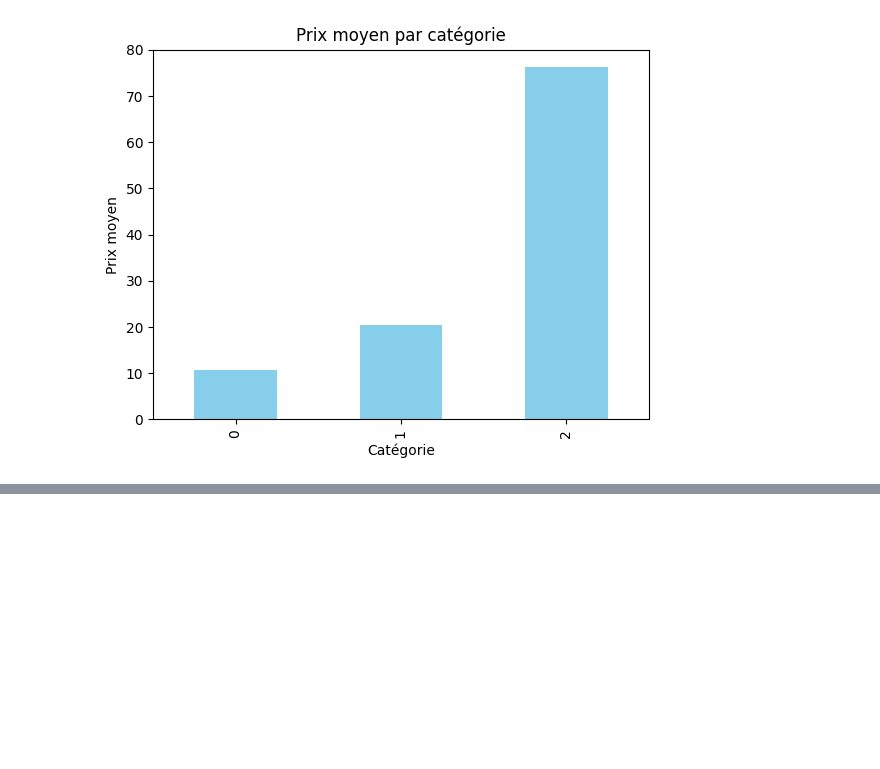
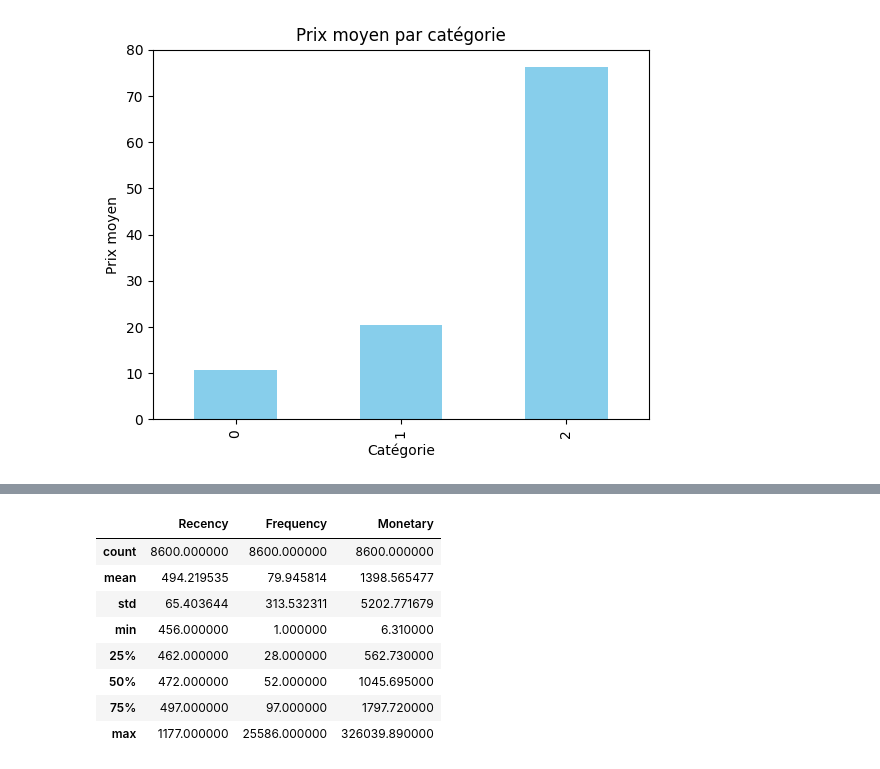
Before and after one commit to ciborg29/dojo_git, a Jupyter notebook: notebooks/exploration.ipynb, the cells around one changed output, grey strips where cells are left out. Cells and saved outputs as stored; diff of their text form; code cells hidden in the pictures; blank space fills up the shorter version.

```diff
--- a/notebooks/exploration.ipynb
+++ b/notebooks/exploration.ipynb
@@ -129,0 +167,12 @@ plt.show()
+# %%
+rfm.describe()
+# %% [output]
+|  | Recency | Frequency | Monetary |
+| count | 8600.000000 | 8600.000000 | 8600.000000 |
+| mean | 494.219535 | 79.945814 | 1398.565477 |
+| std | 65.403644 | 313.532311 | 5202.771679 |
+| min | 456.000000 | 1.000000 | 6.310000 |
+| 25% | 462.000000 | 28.000000 | 562.730000 |
+| 50% | 472.000000 | 52.000000 | 1045.695000 |
+| 75% | 497.000000 | 97.000000 | 1797.720000 |
+| max | 1177.000000 | 25586.000000 | 326039.890000 |
```
Also changed, not shown: parts of 8 cells of this notebook.
